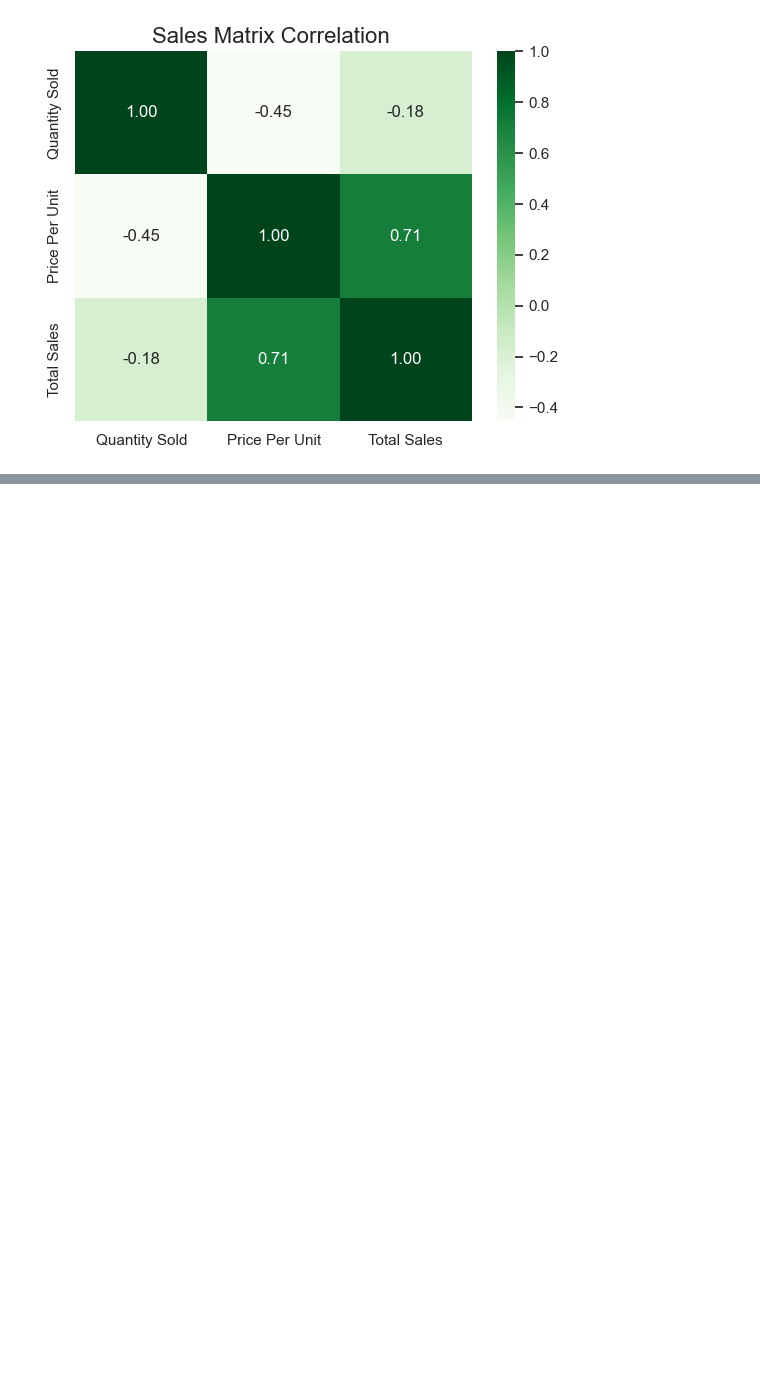
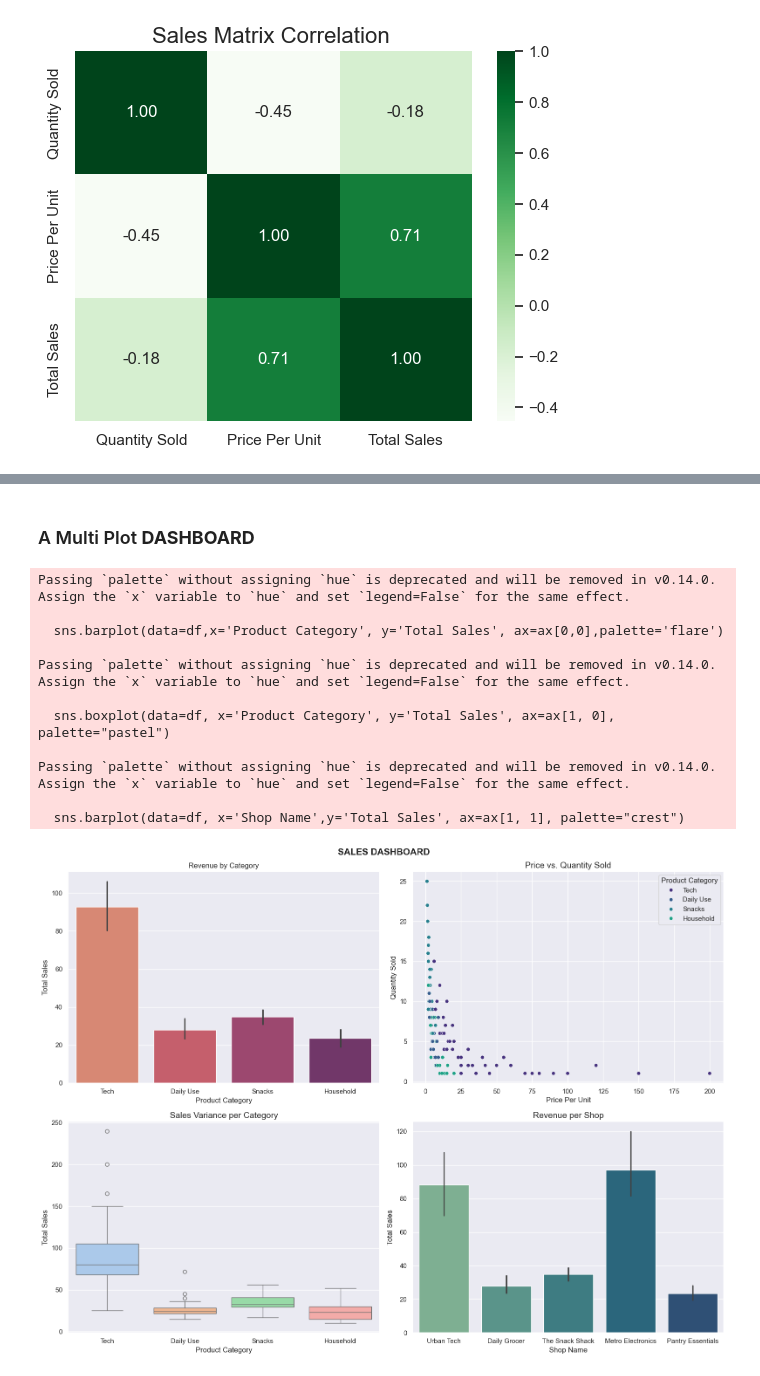
Before and after one commit to Mohith-151/week6-project, a Jupyter notebook: dashboard.ipynb, the cells around one changed output, grey strips where cells are left out. Cells and saved outputs as stored; diff of their text form; code cells hidden in the pictures; blank space fills up the shorter version.

```diff
--- a/dashboard.ipynb
+++ b/dashboard.ipynb
@@ -79,0 +106,39 @@ plt.show()
+# %% [markdown]
+### A Multi Plot **DASHBOARD**
+# %%
+#2x2 grid creatation
+fig, ax = plt.subplots(2,2, figsize=(16,12))
+fig.suptitle("SALES DASHBOARD", fontsize=15, fontweight='bold')
+
+#plot 1: Top Left- Total Sales by Product Category
+sns.barplot(data=df,x='Product Category', y='Total Sales', ax=ax[0,0],palette='flare')
+ax[0,0].set_title('Revenue by Category')
+
+#plot 2: Top Right- Quantity vs price
+sns.scatterplot(data=df, x='Price Per Unit', y='Quantity Sold', hue='Product Category', ax=ax[0, 1])
+ax[0, 1].set_title('Price vs. Quantity Sold', fontsize=14)
+
+# Plot 3: Bottom Left - Sales Distribution (Boxplot)
+sns.boxplot(data=df, x='Product Category', y='Total Sales', ax=ax[1, 0], palette="pastel")
+ax[1, 0].set_title('Sales Variance per Category', fontsize=14)
+
+# Plot 4: Bottom Right - Shop Performance (Count Plot)
+sns.barplot(data=df, x='Shop Name',y='Total Sales', ax=ax[1, 1], palette="crest")
+ax[1, 1].set_title('Revenue per Shop', fontsize=14)
+
+# Apply tight_layout to prevent overlapping
+plt.tight_layout()
+plt.show()
+# %% [output]
+Passing `palette` without assigning `hue` is deprecated and will be removed in v0.14.0. Assign the `x` variable to `hue` and set `legend=False` for the same effect.
+
+  sns.barplot(data=df,x='Product Category', y='Total Sales', ax=ax[0,0],palette='flare')
+
+Passing `palette` without assigning `hue` is deprecated and will be removed in v0.14.0. Assign the `x` variable to `hue` and set `legend=False` for the same effect.
+
+  sns.boxplot(data=df, x='Product Category', y='Total Sales', ax=ax[1, 0], palette="pastel")
+
+Passing `palette` without assigning `hue` is deprecated and will be removed in v0.14.0. Assign the `x` variable to `hue` and set `legend=False` for the same effect.
+
+  sns.barplot(data=df, x='Shop Name',y='Total Sales', ax=ax[1, 1], palette="crest")
+[figure, added]
```
Also changed, not shown: parts of 5 cells of this notebook, 6 other files.
